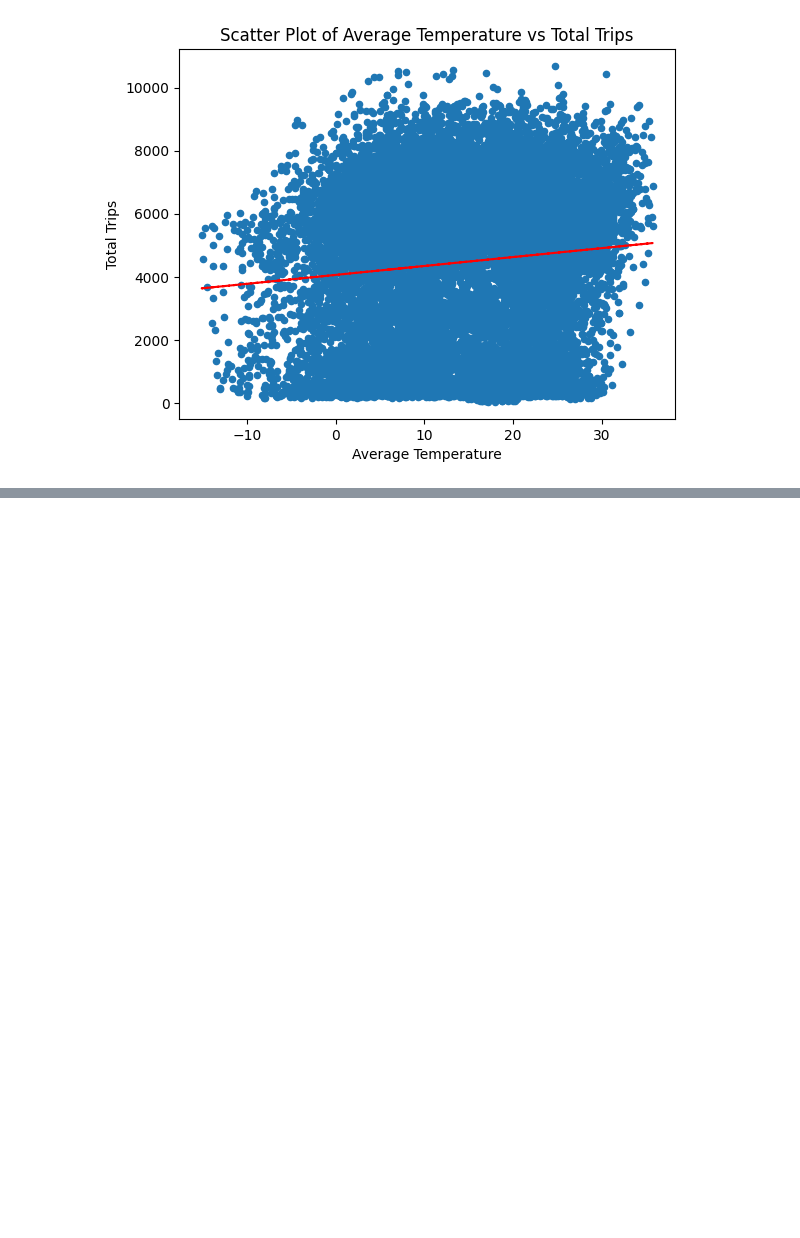
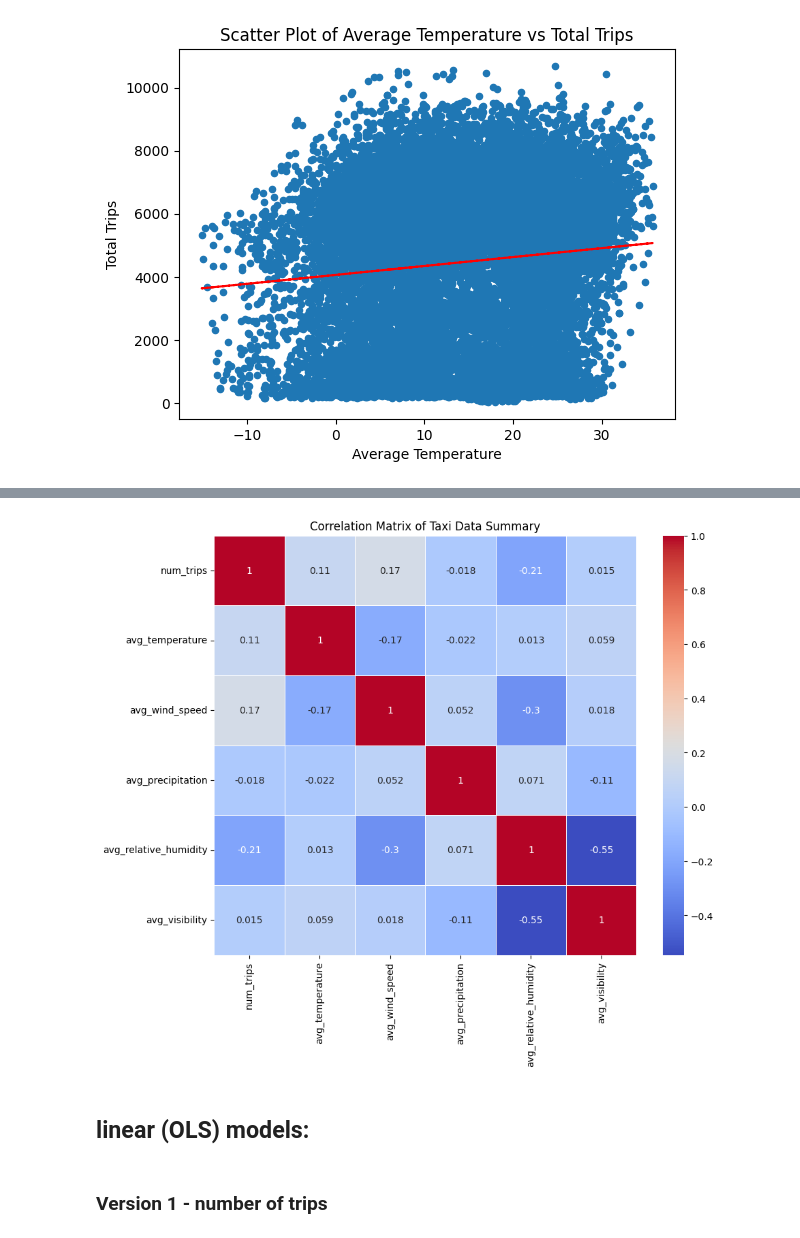
Before and after one commit to Mark-Rozenberg/Yellow-Taxi-Climate, a Jupyter notebook: Analysis.ipynb, the cells around one changed output, grey strips where cells are left out. Cells and saved outputs as stored; diff of their text form; code cells hidden in the pictures; blank space fills up the shorter version.

```diff
--- a/Analysis.ipynb
+++ b/Analysis.ipynb
@@ -34,0 +43,31 @@ limit 10
+# %%
+import seaborn as sns
+import matplotlib.pyplot as plt
+
+# Assuming taxi_data_summary has other climate variables along with avg_temperature and num_trips
+# Fetch the data
+taxi_data_summary = pd.read_sql_query('''
+select
+num_trips,
+avg_temperature,
+avg_wind_speed,
+avg_precipitation,
+avg_relative_humidity,
+avg_visibility
+from taxi_data_summary
+''', conn)
+
+# Calculate the correlation matrix
+correlation_matrix = taxi_data_summary.corr()
+
+# Plot the correlation matrix using seaborn
+plt.figure(figsize=(10, 8))
+sns.heatmap(correlation_matrix, annot=True, cmap='coolwarm', linewidths=0.5)
+plt.title('Correlation Matrix of Taxi Data Summary')
+plt.show()
+# %% [output]
+[figure, added]
+# %% [markdown]
+## linear (OLS) models:
+# %% [markdown]
+###  Version 1 - number of trips
```
Also changed, not shown: parts of 4 cells of this notebook, 2 other files.
